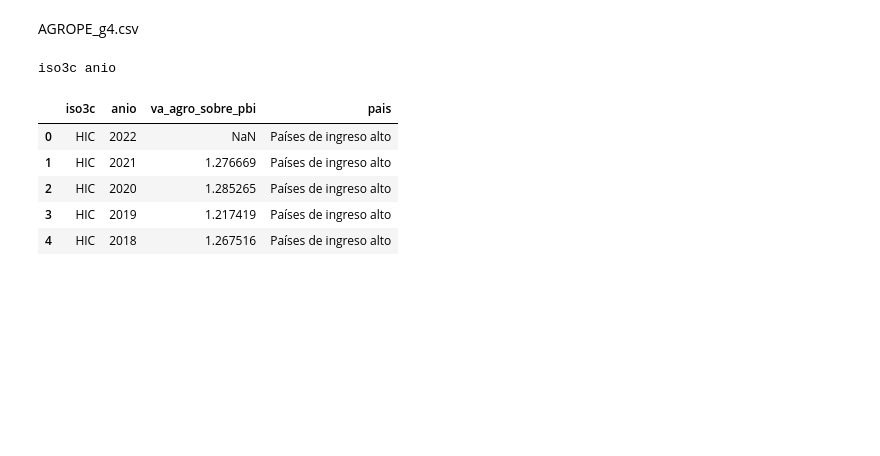
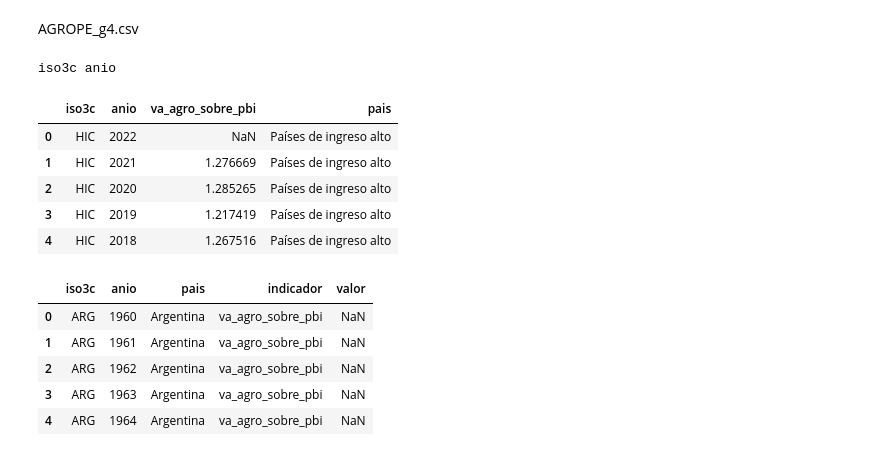
Before and after one commit to Ignacio-Ibarra/argendata-qa, a Jupyter notebook: tools/analysis.ipynb, the cells around one changed output. Saved outputs shown, nothing was run; the diff lists cells and outputs as text; code cells hidden in the pictures; blank space fills up the shorter version.

```diff
--- a/tools/analysis.ipynb
+++ b/tools/analysis.ipynb
@@ -81,28 +81,24 @@ def drop_col(df: pd.DataFrame, col, axis=1, lista_cambios = lista_cambios):
 def drop_colx(col, axis=1):
     return lambda df: drop_col(df, col, axis=axis)
 
-def normalize_countries(df: pd.DataFrame, code_col:str, new_col:str, desc_col:str, map: dict, codes_set=codes_set, lista_cambios = lista_cambios):
+def normalize_countries(df: pd.DataFrame, code_col:str, new_col:str, desc_col:str, map: dict, lista_cambios = lista_cambios):
+    codes_set = set(map.keys())
     today = datetime.datetime.now().strftime("%Y-%m-%d")
     diff_set = set(df[code_col].dropna()) - codes_set
     if len(diff_set)>0:
-        diff_str = ", ".join(list(diff_set))
+        diff_str = ", ".join([str(x) for x in list(diff_set)])
         string = f"ERROR: Los códigos {diff_str} no se encontraron en el nomenclador vigente al {today} en la columna {code_col}"
         lista_cambios.append(string)
     else:
         if (new_col and desc_col):
             df[new_col] = df[code_col].apply(map.__getitem__)
             df = df.drop(desc_col, axis=1)
-            string = f"""Usando los valores de la columna {code_col},
-            se normalizaron los nombres de las regiones/paises con el nomenclador vigente al {today},
-            creando la columna {new_col} y borrando la columna {desc_col}"""
+            string = f"Usando los valores de la columna {code_col}, se normalizaron los nombres de las regiones/paises con el nomenclador vigente al {today}, creando la columna {new_col} y borrando la columna {desc_col}"
         elif desc_col:
             df[desc_col] = df[code_col].apply(map.__getitem__)
-            string = f"""Usando los valores de la columna {code_col},
-            se normalizaron los nombres de las regiones/paises con el nomenclador vigente al {today},
-            cambiando los valores de la columna {desc_col}"""
+            string = f"Usando los valores de la columna {code_col}, se normalizaron los nombres de las regiones/paises con el nomenclador vigente al {today}, cambiando los valores de la columna {desc_col}"
         else:
-            string = f"""Usando los valores de la columna {code_col},
-            se verificó que todos los códigos se encuentran en el nomenclador vigente al {today}"""
+            string = f"Usando los valores de la columna {code_col}, se verificó que todos los códigos se encuentran en el nomenclador vigente al {today}"
         lista_cambios.append(string)
     return df
 
@@ -400,3 +396,42 @@ iso3c anio
 | 2 | HIC | 2020 | 1.285265 | Países de ingreso alto |
 | 3 | HIC | 2019 | 1.217419 | Países de ingreso alto |
 | 4 | HIC | 2018 | 1.267516 | Países de ingreso alto |
+# %%
+drop = drop_colx
+to_long = wide_to_longx
+renombrar = rename_colsx
+nomenclar_paises = partial(normalize_countriesx, map=pais)
+replace = replace_valuex
+sort = sort_vals_ascx
+exportar = lambda df: exportar_definitivo(archivo=archivo, folder=folder, df=df, nuevo_nombre=None)
+
+
+
+pipeline = chain(
+    nomenclar_paises(code_col='iso3c', new_col=None, desc_col='pais'),
+    # drop(col="countryname"),
+    to_long(primary_keys + ['pais']),
+    sort(primary_keys),
+    # renombrar({'iso3': 'cod_fundar','time':'anio'}),
+    # replace(col='pov_type', curr_value='with_transfers', new_value='Con transferencias'),
+    # replace(col='pov_type', curr_value='without_transfers', new_value='Sin transferencias'),
+    # replace(col='pov_type', curr_value='difference', new_value='Diferencia')
+    # drop('region_name'),
+    # renombrar({'time': 'anio'}),
+    # nomenclar_paises(code_col='cod_area', new_col="desc_area"),
+    #renombrar({'iso3': 'pais'}),
+
+)
+
+_df = pipeline(df)
+
+diccionario_cambios[archivo] = lista_cambios.copy()
+
+_df.head()
+# %% [output]
+|  | iso3c | anio | pais | indicador | valor |
+| 0 | ARG | 1960 | Argentina | va_agro_sobre_pbi | NaN |
+| 1 | ARG | 1961 | Argentina | va_agro_sobre_pbi | NaN |
+| 2 | ARG | 1962 | Argentina | va_agro_sobre_pbi | NaN |
+| 3 | ARG | 1963 | Argentina | va_agro_sobre_pbi | NaN |
+| 4 | ARG | 1964 | Argentina | va_agro_sobre_pbi | NaN |
```
Also changed, not shown: parts of 46 cells of this notebook.
